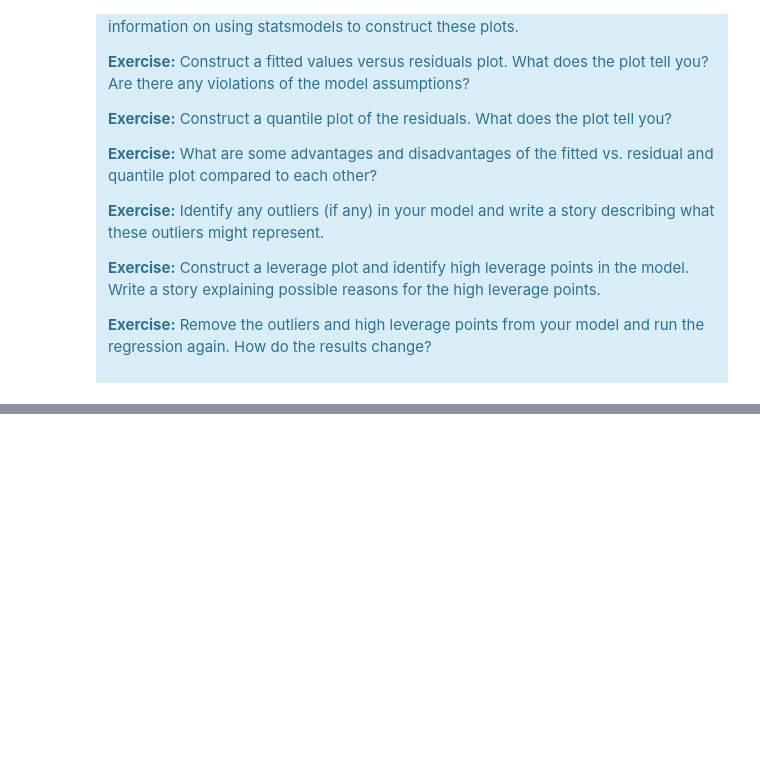
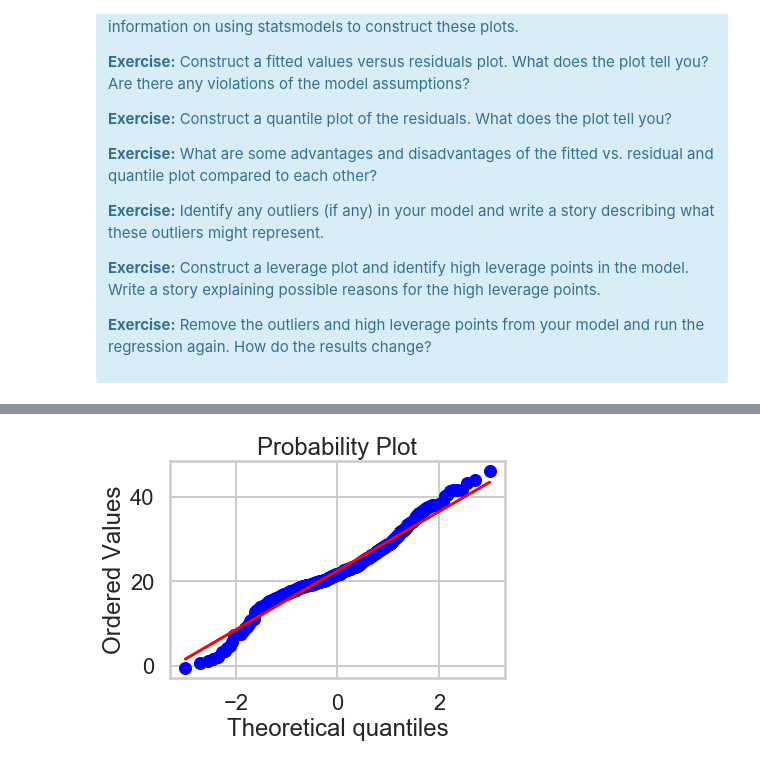
Before and after one commit to karinahou/springboard, a Jupyter notebook: Mini_Project_Linear_Regression.ipynb, the cells around one changed output, grey strips where cells are left out. Drawn from its saved outputs; the diff is of its cells as text; code cells hidden in the pictures; blank space fills up the shorter version.

```diff
--- a/Mini_Project_Linear_Regression.ipynb
+++ b/Mini_Project_Linear_Regression.ipynb
@@ -851,0 +932,5 @@ plt.scatter(m, )
+# %%
+_ = stats.probplot(p.fittedvalues, dist="norm", plot=plt)
+#can't get this to show a plot?
+# %% [output]
+[figure, added]
```
Also changed, not shown: parts of 23 cells of this notebook.
